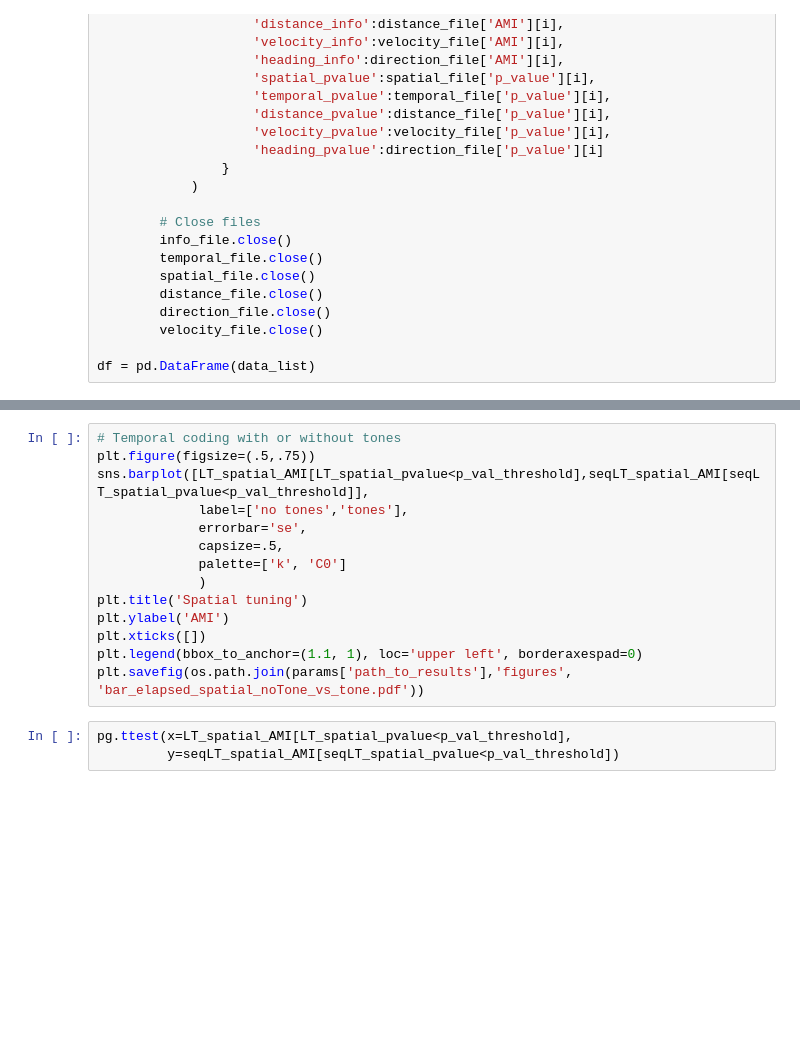
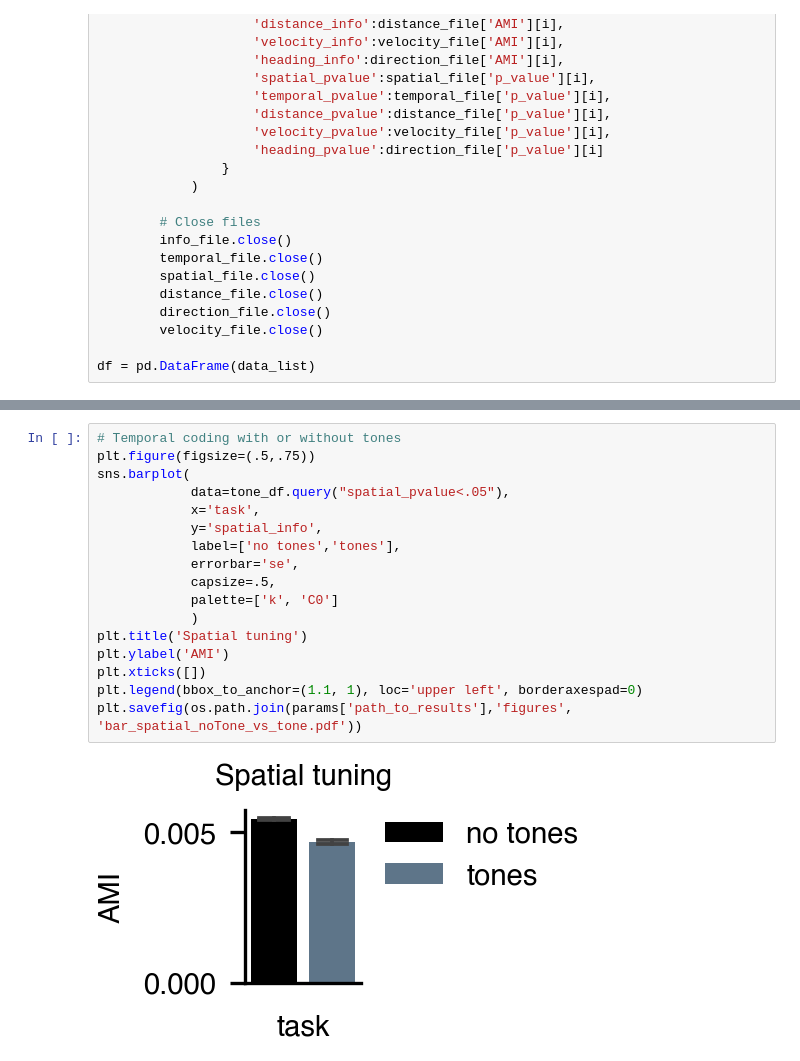
Before and after one commit to etterguillaume/PyCaAn, a Jupyter notebook: plot_dark_vs_light.ipynb, the cells around one changed output, grey strips where cells are left out. Drawn from its saved outputs; the diff is of its cells as text; blank space fills up the shorter version.

```diff
--- a/plot_dark_vs_light.ipynb
+++ b/plot_dark_vs_light.ipynb
@@ -113,17 +151,19 @@ plt.savefig(os.path.join(params['path_to_results'],'figures', 'cum_dens_elapsed_
 # %%
 # Temporal coding with or without tones
 plt.figure(figsize=(.5,.75))
-sns.barplot([LT_spatial_AMI[LT_spatial_pvalue<p_val_threshold],seqLT_spatial_AMI[seqLT_spatial_pvalue<p_val_threshold]],
-             label=['no tones','tones'],
-             errorbar='se',
-             capsize=.5,
-             palette=['k', 'C0']
-             )
+sns.barplot(
+            data=tone_df.query("spatial_pvalue<.05"),
+            x='task',
+            y='spatial_info',
+            label=['no tones','tones'],
+            errorbar='se',
+            capsize=.5,
+            palette=['k', 'C0']
+            )
 plt.title('Spatial tuning')
 plt.ylabel('AMI')
 plt.xticks([])
 plt.legend(bbox_to_anchor=(1.1, 1), loc='upper left', borderaxespad=0)
-plt.savefig(os.path.join(params['path_to_results'],'figures', 'bar_elapsed_spatial_noTone_vs_tone.pdf'))
+plt.savefig(os.path.join(params['path_to_results'],'figures', 'bar_spatial_noTone_vs_tone.pdf'))
+# %% [output]
+[figure, added]
-# %%
-pg.ttest(x=LT_spatial_AMI[LT_spatial_pvalue<p_val_threshold],
-         y=seqLT_spatial_AMI[seqLT_spatial_pvalue<p_val_threshold])
```
Also changed, not shown: parts of 7 cells of this notebook, 1 other file.
